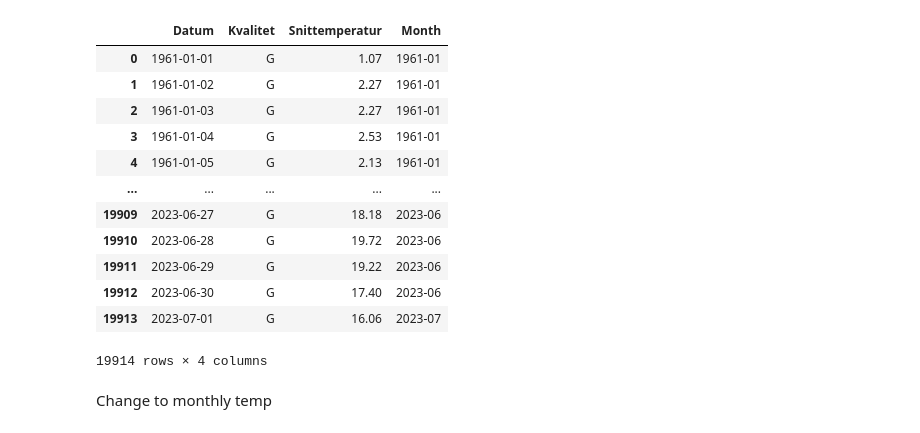
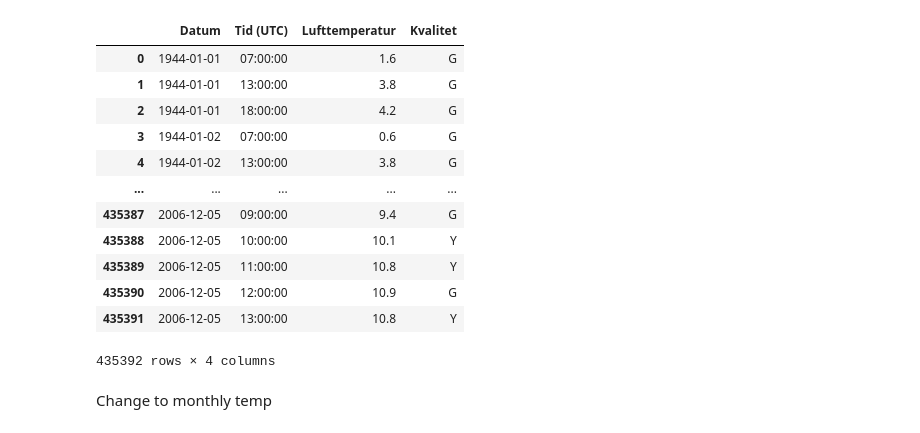
Before and after one commit to msteele919/projectwork, a Jupyter notebook: brainstorming/temp_prediktion/temp_pred_save.ipynb, the cells around one changed output. Saved outputs shown, nothing was run; the diff lists cells and outputs as text; code cells hidden in the pictures.

```diff
--- a/brainstorming/temp_prediktion/temp_pred_save.ipynb
+++ b/brainstorming/temp_prediktion/temp_pred_save.ipynb
@@ -7,21 +7,21 @@ df_s = pd.read_csv('/Users/mstee/Documents/School/projectwork/data/smhi_temp_dat
 df_g = pd.read_csv('/Users/mstee/Documents/School/projectwork/data/avg_daily_temp_curated.csv')
 # %%
 df_s
-df_g
+# df_g
 # %% [output]
-|  | Datum | Kvalitet | Snittemperatur | Month |
-| 0 | 1961-01-01 | G | 1.07 | 1961-01 |
-| 1 | 1961-01-02 | G | 2.27 | 1961-01 |
-| 2 | 1961-01-03 | G | 2.27 | 1961-01 |
-| 3 | 1961-01-04 | G | 2.53 | 1961-01 |
-| 4 | 1961-01-05 | G | 2.13 | 1961-01 |
+|  | Datum | Tid (UTC) | Lufttemperatur | Kvalitet |
+| 0 | 1944-01-01 | 07:00:00 | 1.6 | G |
+| 1 | 1944-01-01 | 13:00:00 | 3.8 | G |
+| 2 | 1944-01-01 | 18:00:00 | 4.2 | G |
+| 3 | 1944-01-02 | 07:00:00 | 0.6 | G |
+| 4 | 1944-01-02 | 13:00:00 | 3.8 | G |
 | ... | ... | ... | ... | ... |
-| 19909 | 2023-06-27 | G | 18.18 | 2023-06 |
-| 19910 | 2023-06-28 | G | 19.72 | 2023-06 |
-| 19911 | 2023-06-29 | G | 19.22 | 2023-06 |
-| 19912 | 2023-06-30 | G | 17.40 | 2023-06 |
-| 19913 | 2023-07-01 | G | 16.06 | 2023-07 |
+| 435387 | 2006-12-05 | 09:00:00 | 9.4 | G |
+| 435388 | 2006-12-05 | 10:00:00 | 10.1 | Y |
+| 435389 | 2006-12-05 | 11:00:00 | 10.8 | Y |
+| 435390 | 2006-12-05 | 12:00:00 | 10.9 | G |
+| 435391 | 2006-12-05 | 13:00:00 | 10.8 | Y |
-19914 rows × 4 columns
+435392 rows × 4 columns
 # %% [markdown]
 Change to monthly temp
 # %%
```
Also changed, not shown: parts of 5 cells of this notebook.
